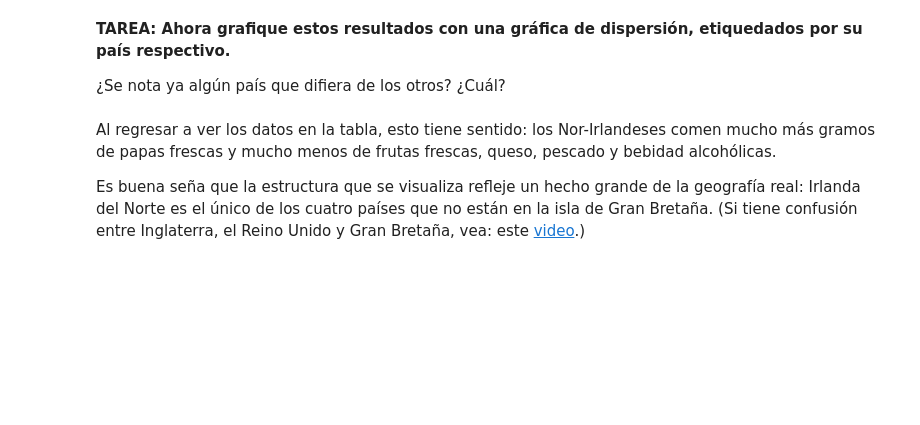
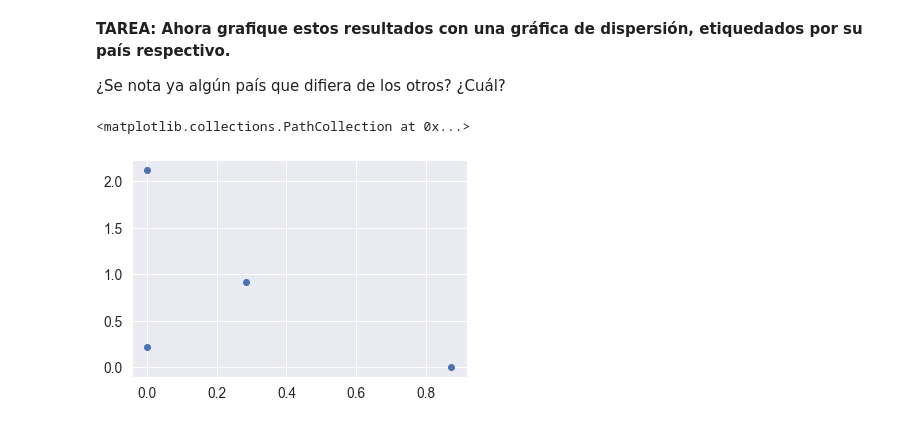
Before and after one commit to lauratamath/HDT6_Data, a Jupyter notebook: Lab_Autocodificadores-1.ipynb, the cells around one changed output. Saved outputs shown, nothing was run; the diff lists cells and outputs as text; code cells hidden in the pictures; blank space fills up the shorter version.

```diff
--- a/Lab_Autocodificadores-1.ipynb
+++ b/Lab_Autocodificadores-1.ipynb
@@ -195,7 +217,9 @@ array([[1.        , 0.45      , 0.4562212 , 0.80597015, 0.17647059,
 ¿Se nota ya algún país que difiera de los otros?  ¿Cuál?
 # %%
 #SU CODIGO AQUI
-# %% [markdown]
-Al regresar a ver los datos en la tabla, esto tiene sentido: los Nor-Irlandeses comen mucho más gramos de papas frescas y mucho menos de frutas frescas, queso, pescado y bebidad alcohólicas.
-
-Es buena seña que la estructura que se visualiza refleje un hecho grande de la geografía real:  Irlanda del Norte es el único de los cuatro países que no están en la isla de Gran Bretaña. (Si tiene confusión entre Inglaterra, el Reino Unido y Gran Bretaña, vea: este [video](https://www.youtube.com/watch?v=rNu8XDBSn10).)
+# %%
+plt.scatter(codificado_2[:, 0],
+            codificado_2[:, 1])
+# %% [output]
+<matplotlib.collections.PathCollection at 0x...>
+[figure, added]
```
Also changed, not shown: parts of 6 cells of this notebook.
